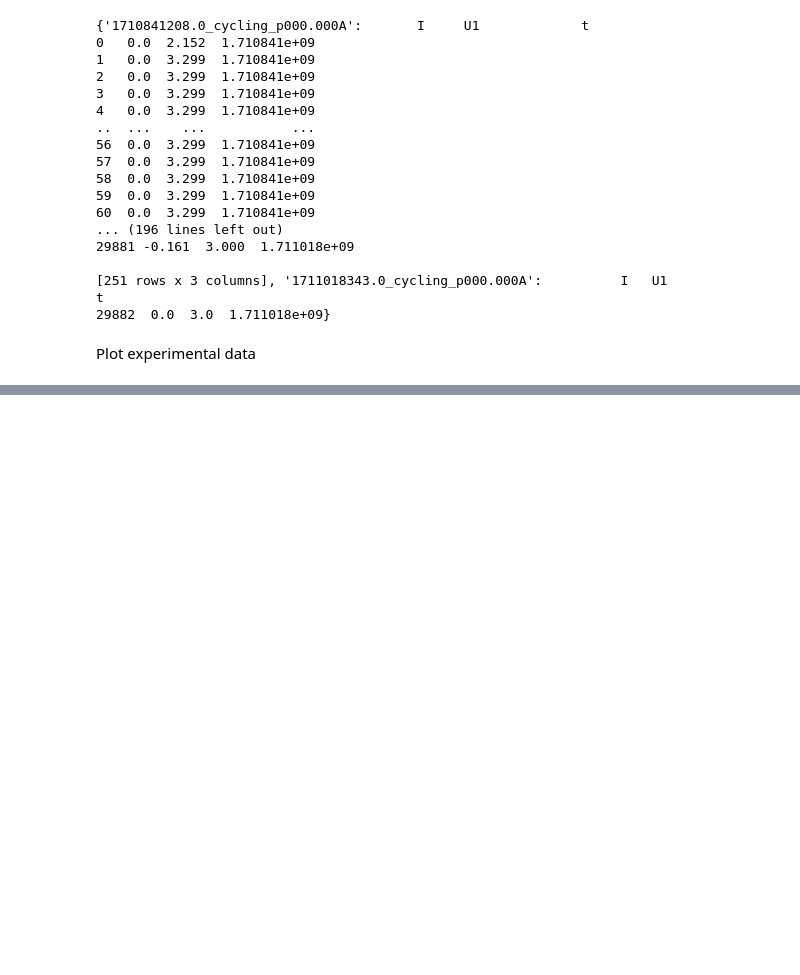
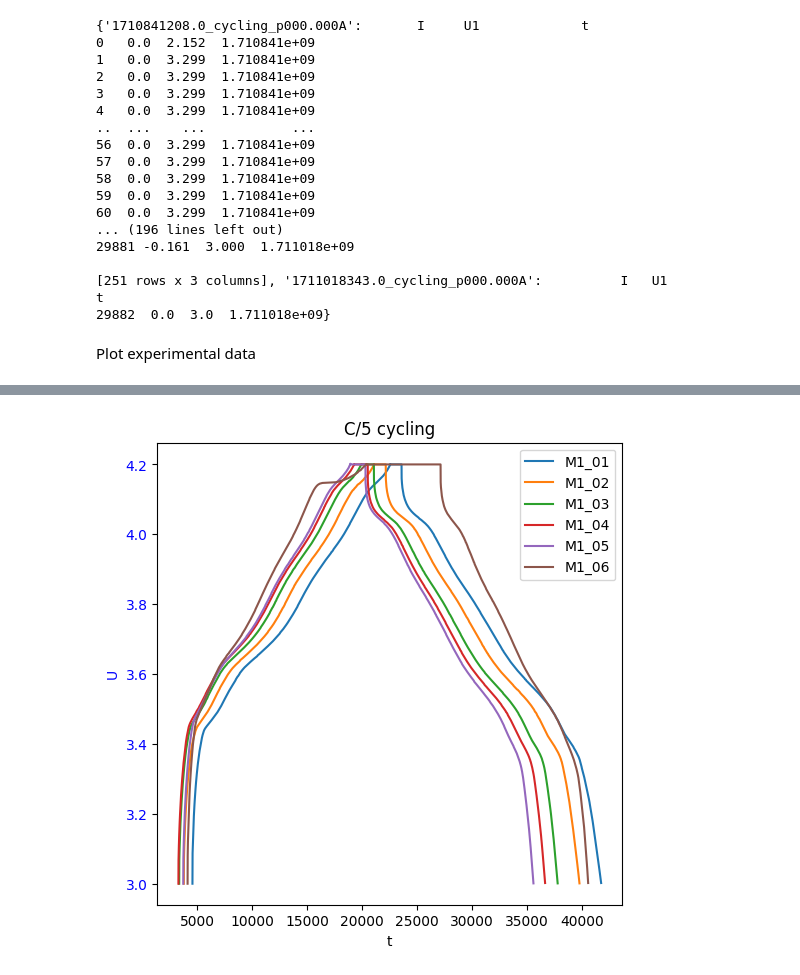
Before and after one commit to samaard2001/EIS-code, a Jupyter notebook: Code/cycling_code.ipynb, the cells around one changed output, grey strips where cells are left out. Cells and saved outputs as stored; diff of their text form; code cells hidden in the pictures; blank space fills up the shorter version.

```diff
--- a/Code/cycling_code.ipynb
+++ b/Code/cycling_code.ipynb
@@ -299,8 +299,12 @@ def read_csv(filepath, raw = False):
 Load experimental data
 # %%
 M1_01 = read_txt('/Users/synnemard/Desktop/lithium_ion/EIS_data/data-acq/MJ1_01_data-acq_01.014.txt')
+M1_02 = read_txt('/Users/synnemard/Desktop/lithium_ion/EIS_data/data-acq/MJ1_01_data-acq_02.015.txt')
+M1_03 = read_csv('/Users/synnemard/Desktop/lithium_ion/EIS_data/data-acq/MJ1_01_data-acq_03.016.csv')
+M1_04 = read_csv('/Users/synnemard/Desktop/lithium_ion/EIS_data/data-acq/MJ1_01_data-acq_04.011.csv')
+M1_05 = read_csv('/Users/synnemard/Desktop/lithium_ion/EIS_data/data-acq/MJ1_01_data-acq_05.010.csv')
+M1_06 = read_csv('/Users/synnemard/Desktop/lithium_ion/EIS_data/data-acq/MJ1_01_data-acq_06.010.csv')
 print(M1_01)
-M1_03 = read_csv('/Users/synnemard/Desktop/lithium_ion/EIS_data/data-acq/MJ1_01_data-acq_03.016.csv')
 # %% [output]
 {'1710841208.0_cycling_p000.000A':       I     U1             t
 0   0.0  2.152  1.710841e+09
@@ -494,0 +328,65 @@ df = pd.DataFrame()
+# %%
+
+def extract_data(dict):
+    U = []
+    I = []
+    time = []
+    for key, value in dict.items():
+        u = np.array(dict[key]['U1'])
+        U.append(u)
+
+        i = np.array(dict[key]['I'])
+        I.append(i)
+
+        t = np.array(dict[key]['t'])
+        time.append(t)
+
+    U_array = np.concatenate(U)
+
+    # Only plotting the cycle I am interested in (here: C/5 cycle)
+    w = np.where(U_array == 3.0)
+    start = w[0][0]
+    end = w[0][1]
+
+    I_array = np.concatenate(I)
+
+    time_array = np.concatenate(time)
+    scaled_time_array = time_array - time_array[0]
+
+    return U_array[start:end], scaled_time_array[start:end], I_array[start:end]
+
+U, time, I = extract_data(M1_01)
+U2, time2, I2 = extract_data(M1_02)
+U3, time3, I3 = extract_data(M1_03)
+U4, time4, I4 = extract_data(M1_04)
+U5, time5, I5 = extract_data(M1_05)
+U6, time6, I6 = extract_data(M1_06)
+
+x = [time, time2, time3, time4, time5, time6]
+y = [U, U2, U3, U4, U5, U6]
+y2 = [I, I2, I3, I4, I5, I6]
+
+def plotting(x, y, y2):
+    fig, ax1 = plt.subplots(figsize=(6, 6))
+    for idx in range(0, len(x)):
+        ax1.plot(x[idx], y[idx], label = f'M1_0'+str(idx+1))
+
+    ax1.set_xlabel('t')
+    ax1.set_ylabel('U', color='b')
+    ax1.tick_params(axis='y', labelcolor='b')
+    ax1.legend(loc='upper right')
+
+    #ax2 = ax1.twinx()
+    #for idx in range(0, len(x)):
+        #ax2.plot(x[idx], y2[idx], label=f'M2_0'+str(idx+1), linestyle='--')
+
+    #ax2.set_ylabel('I', color='r')
+    #ax2.tick_params(axis='y', labelcolor='r')
+
+
+    plt.title('C/5 cycling')
+    return plt.show()
+
+plotting(x,y, y2)
+# %% [output]
+[figure, added]
```
Also changed, not shown: parts of 4 cells of this notebook.
